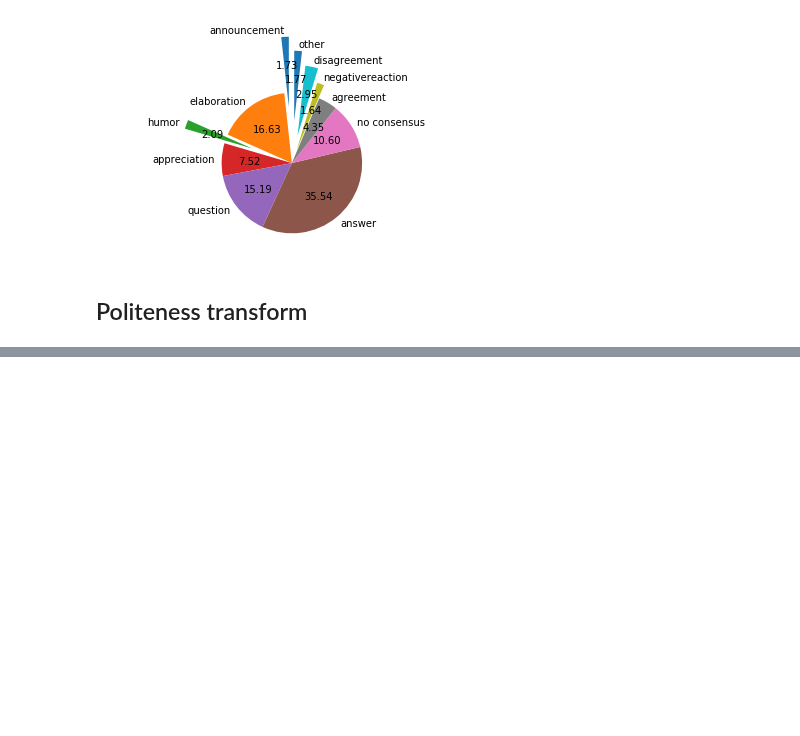
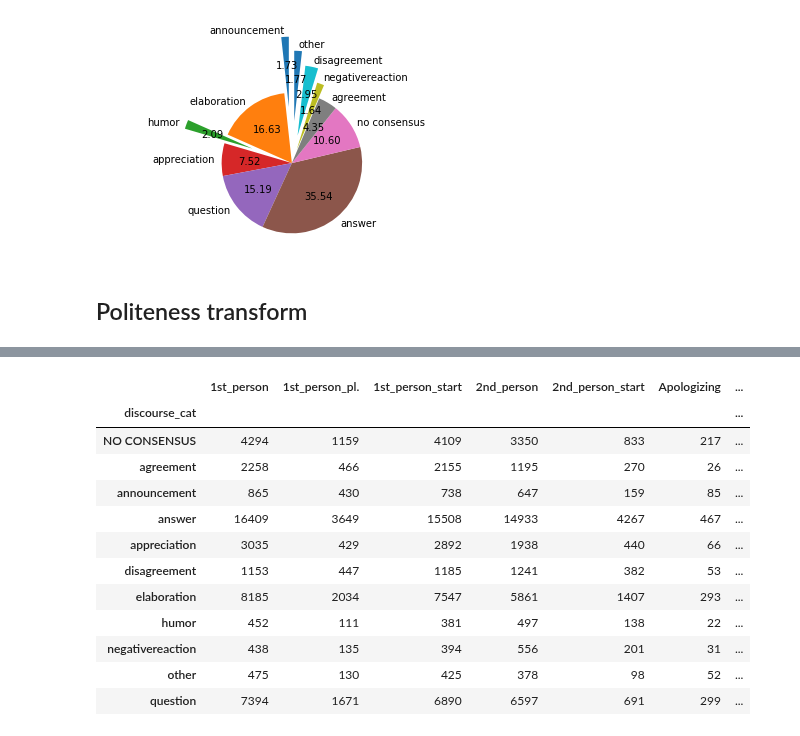
Before and after one commit to rjz46/Cornell-Conversational-Analysis-Toolkit, a Jupyter notebook: datasets/reddit_coarse_discourse/Corpus_conversion.ipynb, the cells around one changed output, grey strips where cells are left out. Drawn from its saved outputs; the diff is of its cells as text; code cells hidden in the pictures; blank space fills up the shorter version.

```diff
--- a/datasets/reddit_coarse_discourse/Corpus_conversion.ipynb
+++ b/datasets/reddit_coarse_discourse/Corpus_conversion.ipynb
@@ -456,0 +465,18 @@ politeness_strategies.head(10)
+# %%
+#@title Table of politeness strategies by discourse category
+politeness_counts = politeness_strategies.groupby('discourse_cat').sum()
+disp(politeness_counts)
+# %% [output]
+|  | 1st_person | 1st_person_pl. | 1st_person_start | 2nd_person | 2nd_person_start | Apologizing | ... |
+| discourse_cat |  |  |  |  |  |  | ... |
+| NO CONSENSUS | 4294 | 1159 | 4109 | 3350 | 833 | 217 | ... |
+| agreement | 2258 | 466 | 2155 | 1195 | 270 | 26 | ... |
+| announcement | 865 | 430 | 738 | 647 | 159 | 85 | ... |
+| answer | 16409 | 3649 | 15508 | 14933 | 4267 | 467 | ... |
+| appreciation | 3035 | 429 | 2892 | 1938 | 440 | 66 | ... |
+| disagreement | 1153 | 447 | 1185 | 1241 | 382 | 53 | ... |
+| elaboration | 8185 | 2034 | 7547 | 5861 | 1407 | 293 | ... |
+| humor | 452 | 111 | 381 | 497 | 138 | 22 | ... |
+| negativereaction | 438 | 135 | 394 | 556 | 201 | 31 | ... |
+| other | 475 | 130 | 425 | 378 | 98 | 52 | ... |
+| question | 7394 | 1671 | 6890 | 6597 | 691 | 299 | ... |
```
Also changed, not shown: parts of 4 cells of this notebook.
